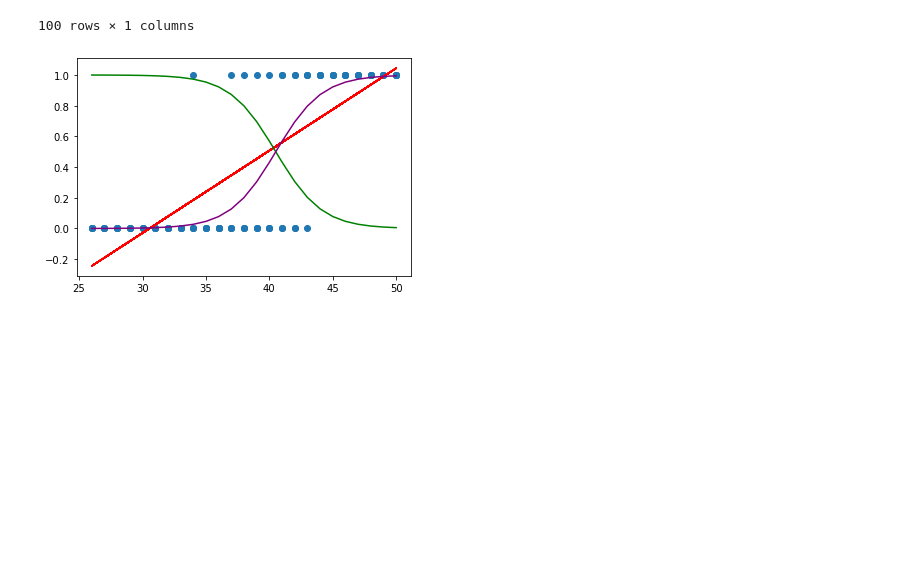
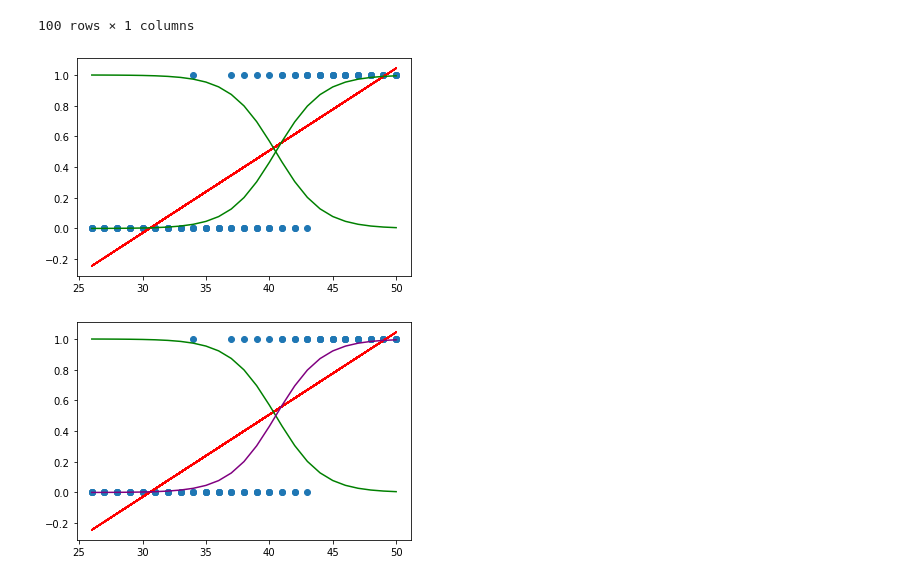
Before and after one commit to louiskuhn/IA-P2-Euskadi, a Jupyter notebook: Régression logistique/1. La régression logistique.ipynb, the cells around one changed output. Drawn from its saved outputs; the diff is of its cells as text; code cells hidden in the pictures; blank space fills up the shorter version.

```diff
--- a/Régression logistique/1. La régression logistique.ipynb
+++ b/Régression logistique/1. La régression logistique.ipynb
@@ -120,6 +120,13 @@ x.sort_values(by='Age')
 | 26 | 50 |
 | 53 | 50 |
 100 rows × 1 columns
+# %%
+plt.scatter(x,y)
+plt.plot(x, reglin.predict(x),c='r')
+plt.plot(np.hstack((x.sort_values(by='Age'),x.sort_values(by='Age'))),
+         reglog.predict_proba(x.sort_values(by='Age')), c='g');
+# %% [output]
+[figure, added]
 # %%
 plt.scatter(x,y)
 plt.plot(x, reglin.predict(x),c='r')
```
Also changed, not shown: parts of 13 cells of this notebook, 1 other file.
